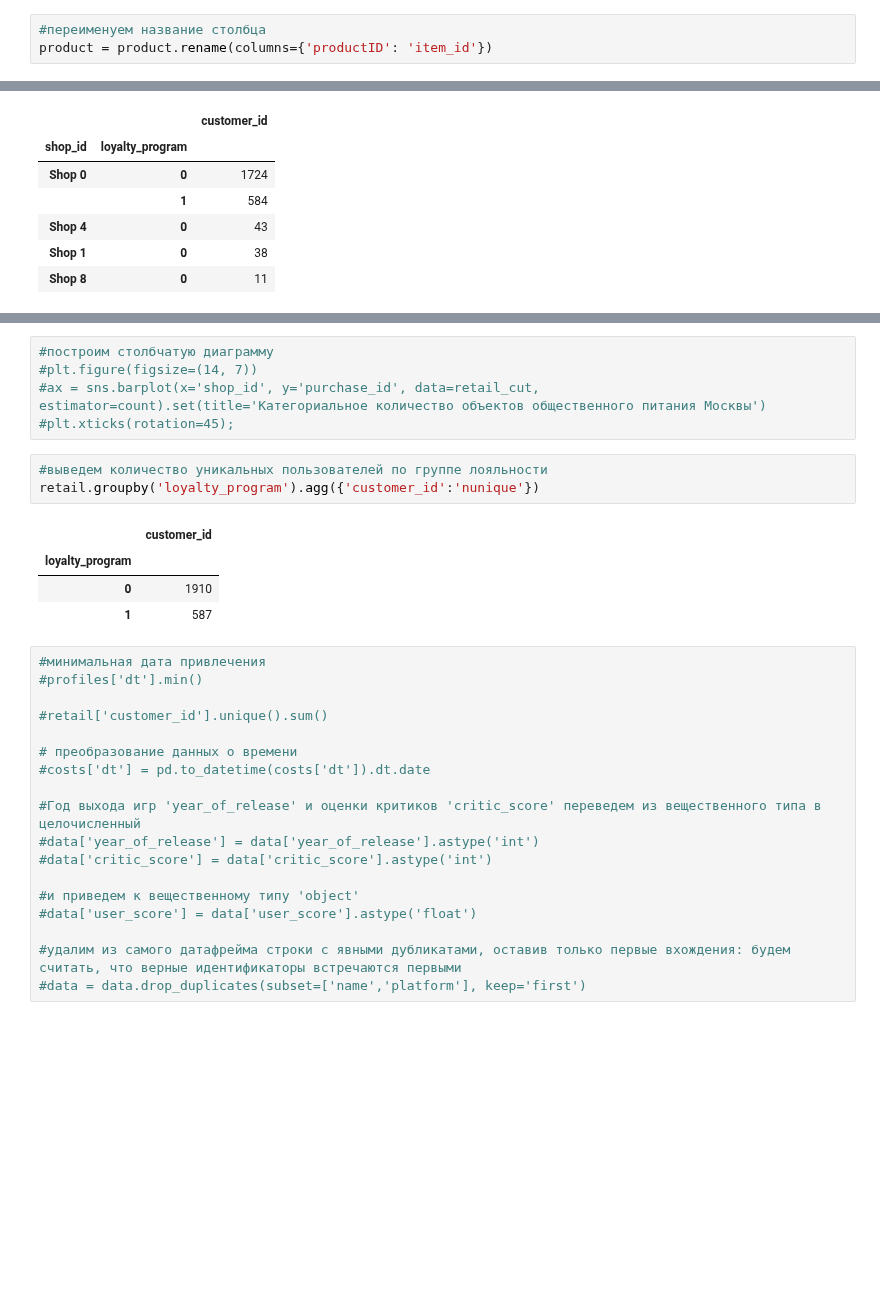
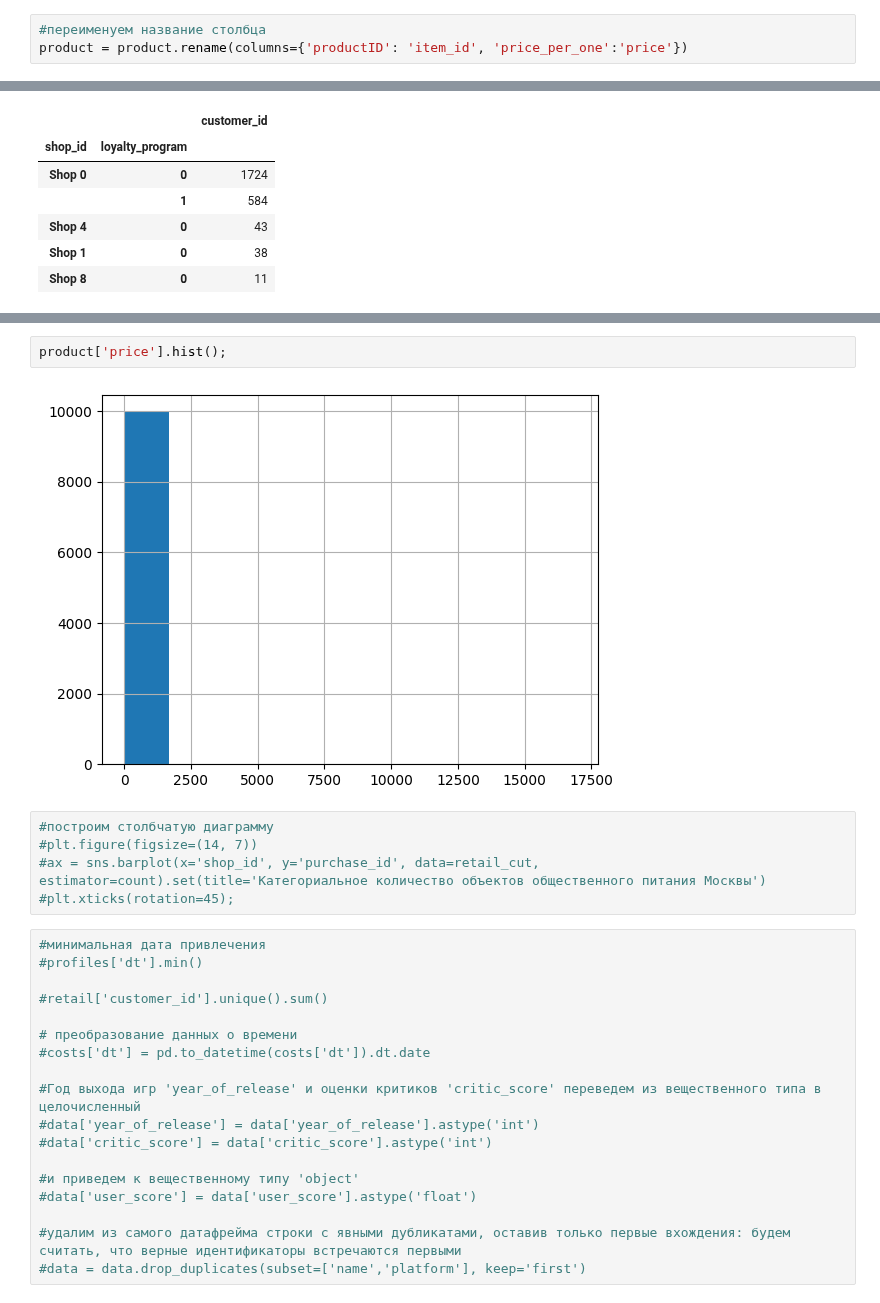
Before and after one commit to akirionenko/senior_progect, a Jupyter notebook: senior_project_1.ipynb, the cells around one changed output, grey strips where cells are left out. Drawn from its saved outputs; the diff is of its cells as text; blank space fills up the shorter version.

```diff
--- a/senior_project_1.ipynb
+++ b/senior_project_1.ipynb
@@ -204,7 +204,7 @@ retail.shape
 ### Перейдем к данным стоимости товаров:
 # %%
 #переименуем название столбца
-product = product.rename(columns={'productID': 'item_id'})
+product = product.rename(columns={'productID': 'item_id', 'price_per_one':'price'})
 # %%
 #количество явных дубликатов в датафрейме
 product.duplicated().sum()
@@ -275,16 +307,12 @@ retail.groupby(['shop_id', 'loyalty_program']).agg({'customer_id':'nunique'}).so
+# %%
+product['price'].hist();
+# %% [output]
+[figure, added]
 # %%
 #построим столбчатую диаграмму
 #plt.figure(figsize=(14, 7))
 #ax = sns.barplot(x='shop_id', y='purchase_id', data=retail_cut, estimator=count).set(title='Категориальное количество объектов общественного питания Москвы')
 #plt.xticks(rotation=45);
-# %%
-#выведем количество уникальных пользователей по группе лояльности
-retail.groupby('loyalty_program').agg({'customer_id':'nunique'})
-# %% [output]
-|  | customer_id |
-| loyalty_program |  |
-| 0 | 1910 |
-| 1 | 587 |
 # %%
 #минимальная дата привлечения
 #profiles['dt'].min()
```
Also changed, not shown: parts of 6 cells of this notebook.
